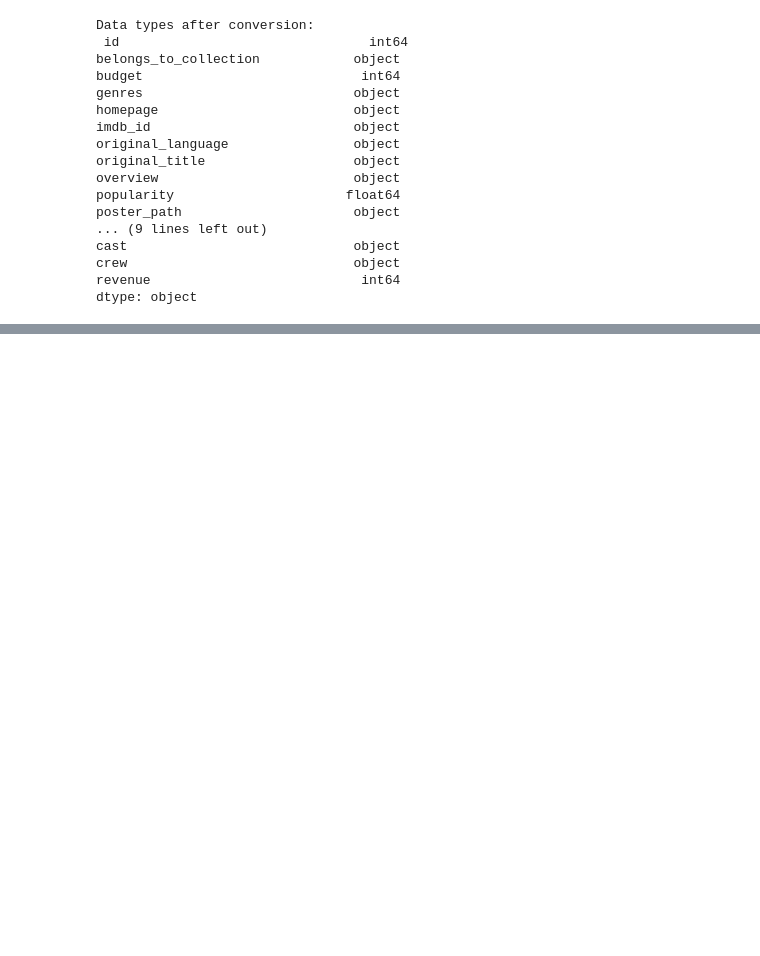
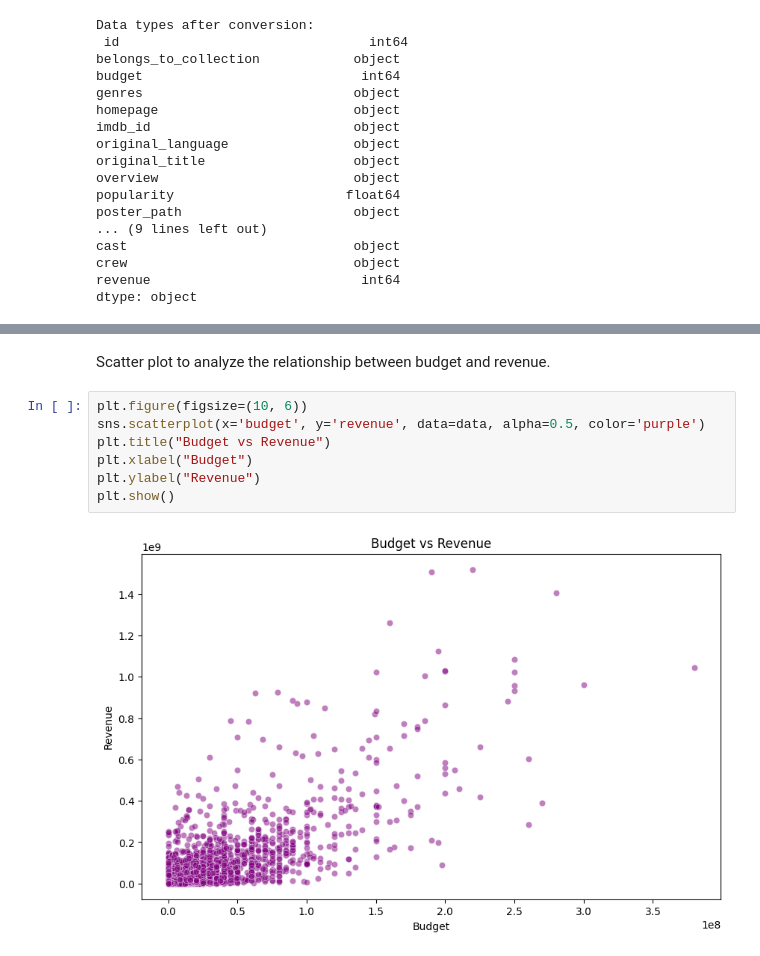
Before and after one commit to InsightByHarshit/IMDB-Data-Analysis, a Jupyter notebook: IMDB.ipynb, the cells around one changed output, grey strips where cells are left out. Drawn from its saved outputs; the diff is of its cells as text; blank space fills up the shorter version.

```diff
--- a/IMDB.ipynb
+++ b/IMDB.ipynb
@@ -292,0 +249,11 @@ KeyboardInterrupt:
+# %% [markdown]
+Scatter plot to analyze the relationship between budget and revenue.
+# %%
+plt.figure(figsize=(10, 6))
+sns.scatterplot(x='budget', y='revenue', data=data, alpha=0.5, color='purple')
+plt.title("Budget vs Revenue")
+plt.xlabel("Budget")
+plt.ylabel("Revenue")
+plt.show()
+# %% [output]
+[figure, added]
```
Also changed, not shown: parts of 17 cells of this notebook.
